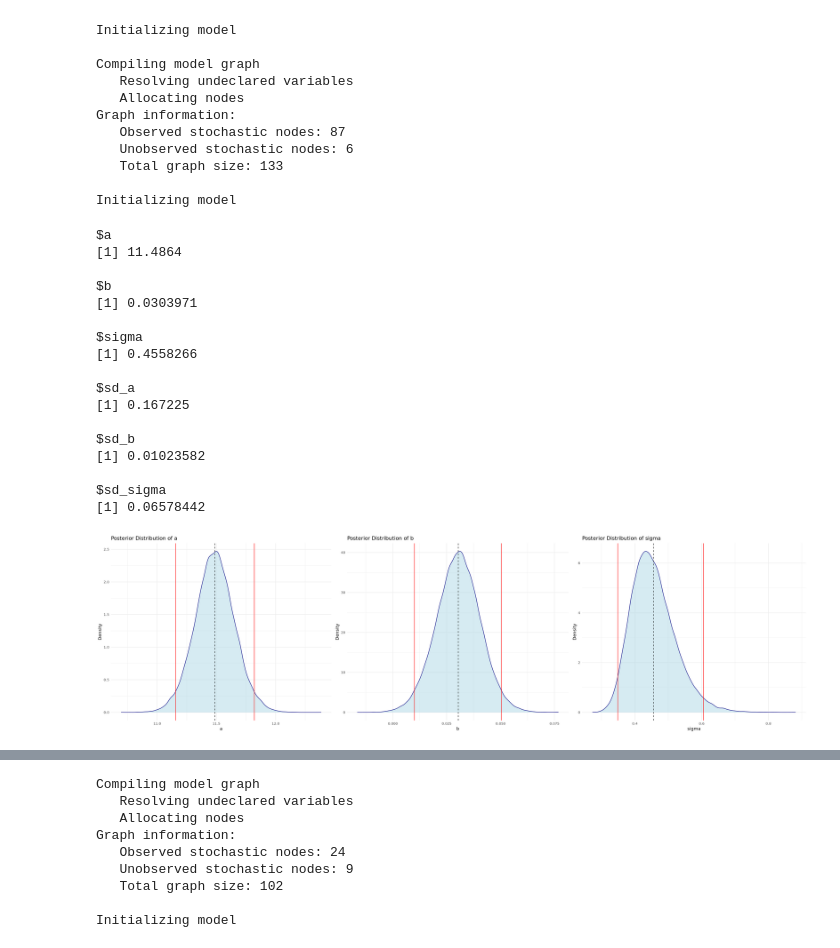
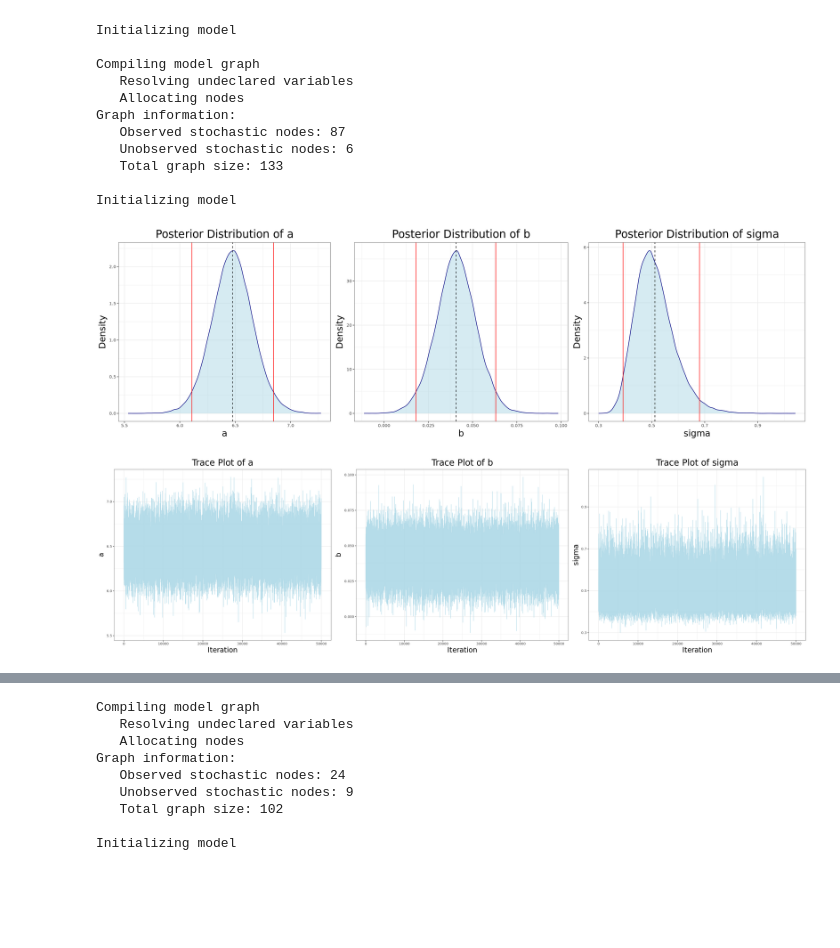
Before and after one commit to Lorycav/Weather_Statistical_Analysis_And_Forecasting, a Jupyter notebook: project_01.ipynb, the cells around one changed output, grey strips where cells are left out. Drawn from its saved outputs; the diff is of its cells as text; code cells hidden in the pictures; blank space fills up the shorter version.

```diff
--- a/project_01.ipynb
+++ b/project_01.ipynb
@@ -61,6 +62,12 @@ create_dataset <- function(Monthly=FALSE,Yearly=FALSE) {
             filter(date >= as.Date('1993-01-01') & date <= as.Date('2021-12-31')) |>
             relocate( month, year_only, file, .after = date) |>
             arrange(date)
+
+      #Better format the stations' names
+      df['file'][[1]]<-case_when(
+          str_detect(df['file'][[1]],'Temperatura') == 1 ~ str_replace_all(str_replace_all(str_sub(df['file'][[1]],1,-23),"[:digit:]", ""),"_",""),
+          str_detect(df['file'][[1]],'Temperatura') == 0 ~ str_to_lower(str_replace_all(str_replace_all(str_sub(df['file'][[1]],1,-9),"[:digit:]", ""),"_",""))
+      )
 
       # Aggiungere colonne year e month_only
       df <- df |>
@@ -753,27 +603,11 @@ Graph information:
 
 Initializing model
 # %%
-density_plot(lin_chain, 'linear', 'ava')
-get_model_parameters(lin_chain, 'linear', 'ava')
+density_plot(lin_chain, 'linear', 'min')
+trace_plot(lin_chain, 'linear', 'min')
 # %% [output]
-$a
-[1] 11.4864
-
-$b
-[1] 0.0303971
-
-$sigma
-[1] 0.4558266
-
-$sd_a
-[1] 0.167225
-
-$sd_b
-[1] 0.01023582
-
-$sd_sigma
-[1] 0.06578442
-[figure, old version]
+[figure, new version]
+[figure, added]
 # %%
 linear_likelihood <- get_model_likelihood(lin_chain, yearly_dataset, type = 'linear',temp = 'ava')
 constant_likelihood <- get_model_likelihood(const_chain, yearly_dataset, type = 'constant', temp = 'ava')
```
Also changed, not shown: parts of 28 cells of this notebook.
